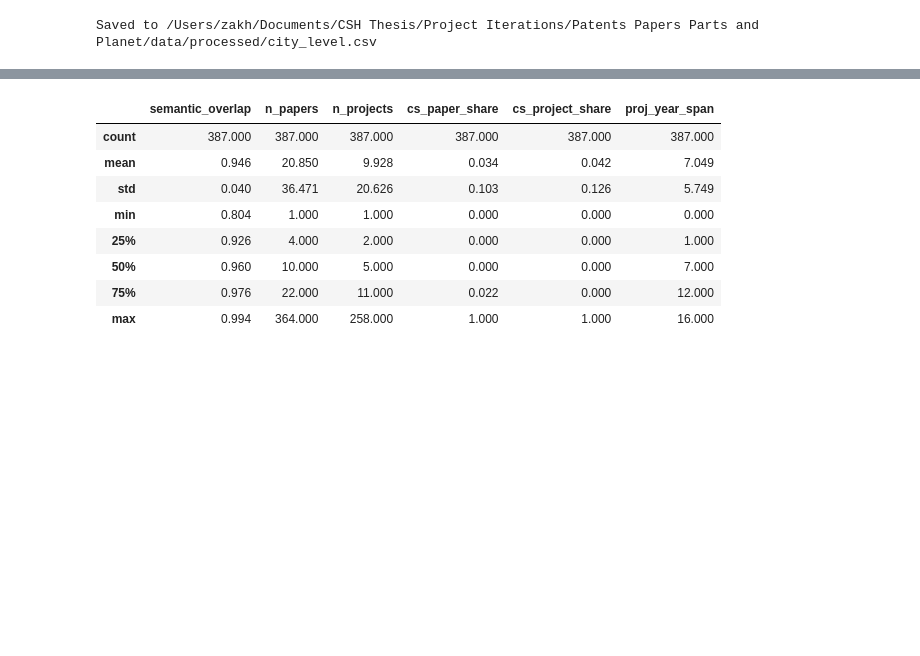
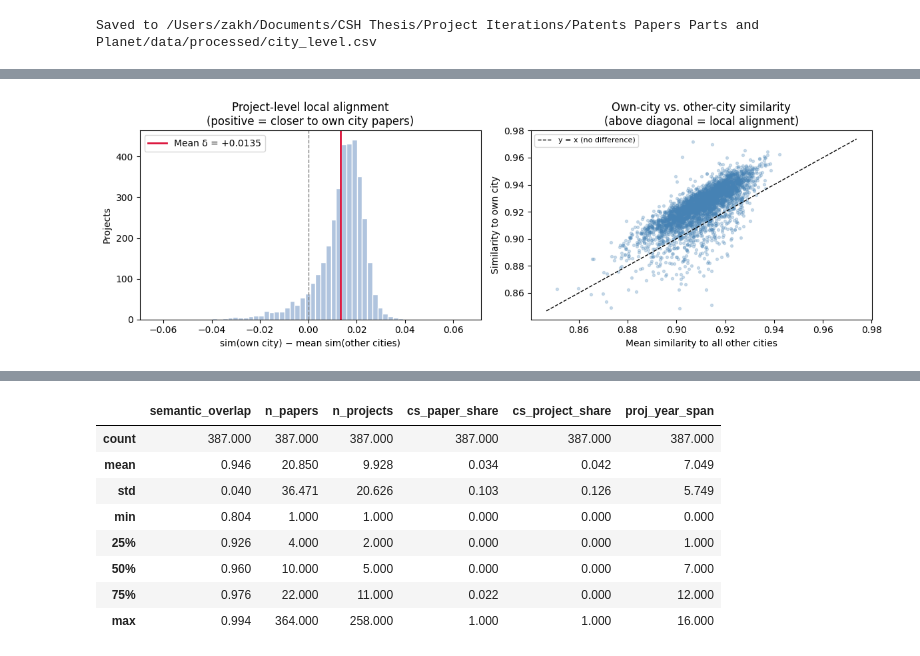
Before and after one commit to Zer0Juice/synbiomap, a Jupyter notebook: notebooks/01_city_level_analysis.ipynb, the cells around one changed output, grey strips where cells are left out. Saved outputs shown, nothing was run; the diff lists cells and outputs as text; code cells hidden in the pictures; blank space fills up the shorter version.

```diff
--- a/notebooks/01_city_level_analysis.ipynb
+++ b/notebooks/01_city_level_analysis.ipynb
@@ -325,0 +331,91 @@ Saved to /Users/zakh/Documents/CSH Thesis/Project Iterations/Patents Papers Part
+# %%
+from scipy import stats as scipy_stats
+
+MIN_CITY_PAPERS = 3  # require this many papers for a stable centroid
+
+# --- Build eligible paper centroid matrix ---
+# Only cities whose paper centroid is backed by at least MIN_CITY_PAPERS documents.
+paper_city_counts = papers_emb.groupby('city_key').size()
+eligible_cities = [
+    c for c in paper_centroids.index
+    if paper_centroids[c] is not None
+    and paper_city_counts.get(c, 0) >= MIN_CITY_PAPERS
+]
+city_to_idx     = {c: i for i, c in enumerate(eligible_cities)}
+centroid_matrix = np.stack([paper_centroids[c] for c in eligible_cities]).astype(np.float32)
+# centroid_matrix shape: (n_cities, 768) — rows are already unit-normalised by city_centroid()
+
+print(f"Eligible cities (>= {MIN_CITY_PAPERS} papers): {len(eligible_cities):,}")
+
+# --- Project embeddings: keep only those whose own city is eligible ---
+proj_valid = projects_emb[projects_emb.city_key.isin(city_to_idx)].reset_index(drop=True)
+print(f"Projects with eligible own-city centroid: {len(proj_valid):,}")
+
+# --- Vectorised similarity computation ---
+# Stack project vectors and unit-normalise.
+proj_vecs = np.stack(proj_valid['embedding'].tolist()).astype(np.float32)
+proj_norms = np.linalg.norm(proj_vecs, axis=1, keepdims=True)
+proj_vecs /= np.clip(proj_norms, 1e-8, None)
+
+# Full similarity matrix: shape (n_projects, n_cities)
+sim_matrix = proj_vecs @ centroid_matrix.T
+
+# Own-city similarity for each project
+own_idx  = proj_valid.city_key.map(city_to_idx).to_numpy()
+sim_own  = sim_matrix[np.arange(len(proj_valid)), own_idx]
+
+# Mean similarity to *all other* cities
+n_cities   = len(eligible_cities)
+sim_random = (sim_matrix.sum(axis=1) - sim_own) / (n_cities - 1)
+
+delta = sim_own - sim_random
+
+proj_align_df = pd.DataFrame({
+    'city_key':   proj_valid.city_key.values,
+    'sim_own':    sim_own,
+    'sim_random': sim_random,
+    'delta':      delta,
+})
+
+# --- Hypothesis tests ---
+mean_delta   = delta.mean()
+frac_pos     = (delta > 0).mean()
+t_stat, t_p  = scipy_stats.ttest_1samp(delta, 0, alternative='greater')
+w_stat, w_p  = scipy_stats.wilcoxon(delta, alternative='greater')
+
+print(f"\nProjects tested:              {len(proj_align_df):,}")
+print(f"Mean δ (own − other cities):  {mean_delta:+.4f}")
+print(f"Fraction with δ > 0:          {frac_pos:.3f}")
+print()
+print(f"One-sample t-test:       t = {t_stat:6.3f},  p = {t_p:.4f}")
+print(f"Wilcoxon signed-rank:    W = {w_stat:.0f},  p = {w_p:.4f}")
+
+# --- Figure ---
+fig, axes = plt.subplots(1, 2, figsize=(12, 4))
+
+ax = axes[0]
+ax.hist(delta, bins=60, color='lightsteelblue', edgecolor='white')
+ax.axvline(0, color='gray', linestyle='--', linewidth=1)
+ax.axvline(mean_delta, color='crimson', linewidth=2,
+           label=f'Mean δ = {mean_delta:+.4f}')
+ax.set_xlabel('sim(own city) − mean sim(other cities)')
+ax.set_ylabel('Projects')
+ax.set_title('Project-level local alignment\n(positive = closer to own city papers)')
+ax.legend()
+
+ax = axes[1]
+ax.scatter(proj_align_df.sim_random, proj_align_df.sim_own,
+           alpha=0.25, s=8, color='steelblue')
+lo = min(sim_own.min(), sim_random.min()) - 0.002
+hi = max(sim_own.max(), sim_random.max()) + 0.002
+ax.plot([lo, hi], [lo, hi], 'k--', linewidth=1, label='y = x (no difference)')
+ax.set_xlabel('Mean similarity to all other cities')
+ax.set_ylabel('Similarity to own city')
+ax.set_title('Own-city vs. other-city similarity\n(above diagonal = local alignment)')
+ax.legend(fontsize=8)
+
+plt.tight_layout()
+plt.savefig(ROOT / 'outputs' / 'figures' / 'project_level_alignment.png',
+            dpi=150, bbox_inches='tight')
+plt.show()
+# %% [output]
@@ -325,0 +431 @@ Saved to /Users/zakh/Documents/CSH Thesis/Project Iterations/Patents Papers Part
+[figure, added]
```
Also changed, not shown: parts of 23 cells of this notebook, 36 other files.
